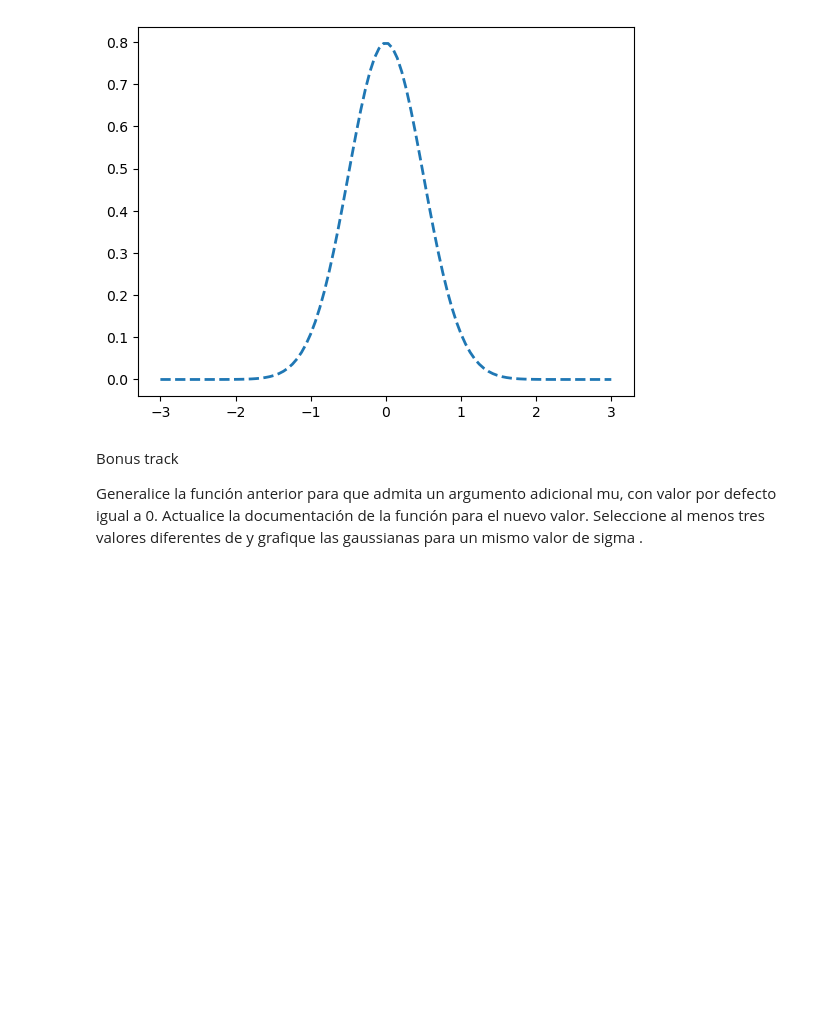
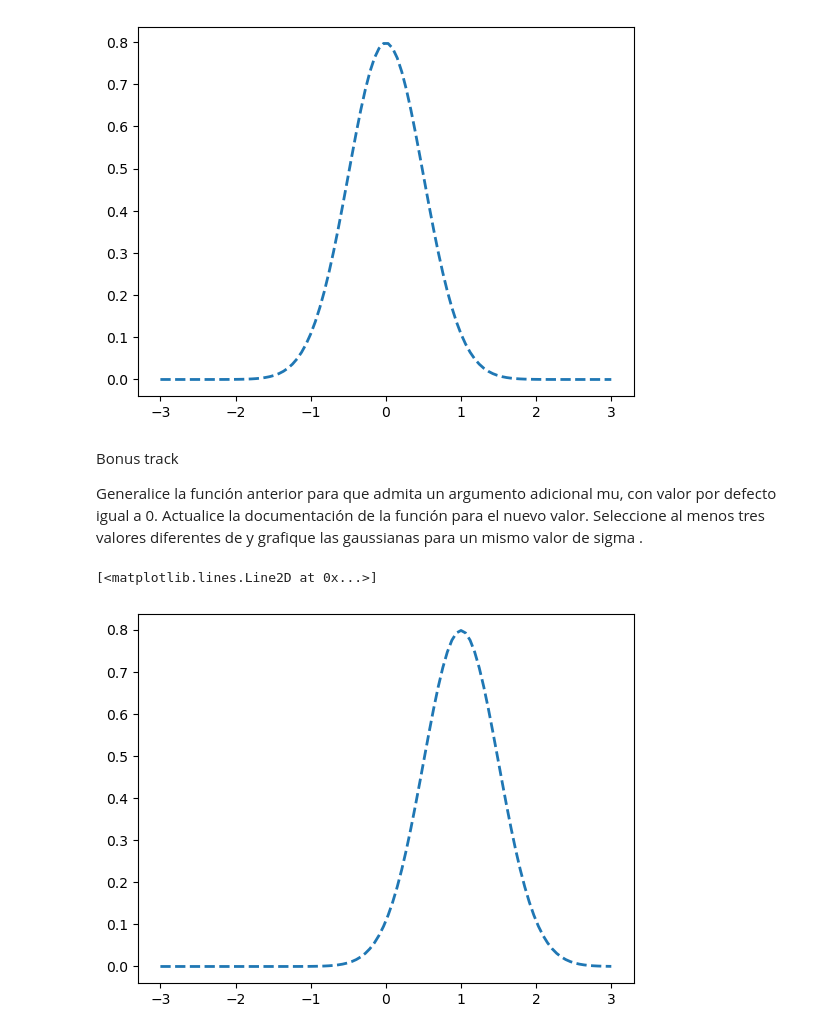
Before and after one commit to VirGonzalez/coco_coding_homework, a Jupyter notebook: loops_functions.ipynb, the cells around one changed output. Drawn from its saved outputs; the diff is of its cells as text; code cells hidden in the pictures; blank space fills up the shorter version.

```diff
--- a/loops_functions.ipynb
+++ b/loops_functions.ipynb
@@ -226,4 +226,4 @@ def gauss(sigma, x):
 x = np.linspace(-3,3,100)
 sigma = 0.5
 
-gauss(sigma,x)
+y = gauss(sigma,x)
@@ -262,0 +280,16 @@ Seleccione al menos tres valores diferentes de
+# %%
+x = np.linspace(-3,3,100)
+sigma = 0.5
+mu = 1
+
+y = gauss(x,sigma, mu)
+# %%
+from matplotlib import pyplot as plt
+
+plt.plot(x, y ,linewidth=2, linestyle="--", label=" sigma = 0.5")
+
+#aqui espero ver la misma grafica pero en vez de centrada en cero
+#centrada en 1
+# %% [output]
+[<matplotlib.lines.Line2D at 0x...>]
+[figure, added]
```
Also changed, not shown: parts of 3 cells of this notebook.
